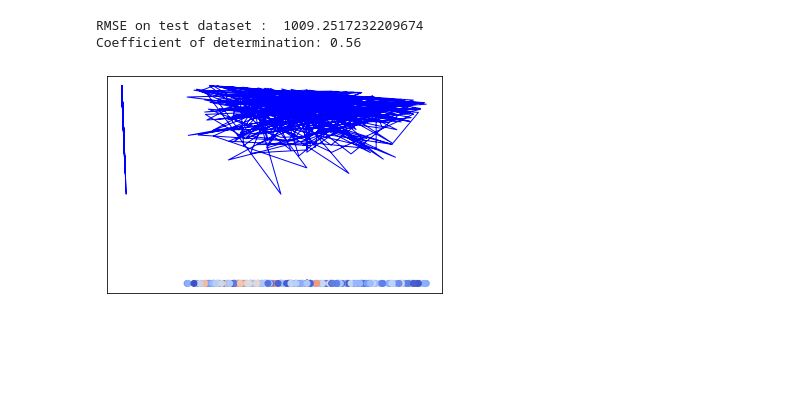
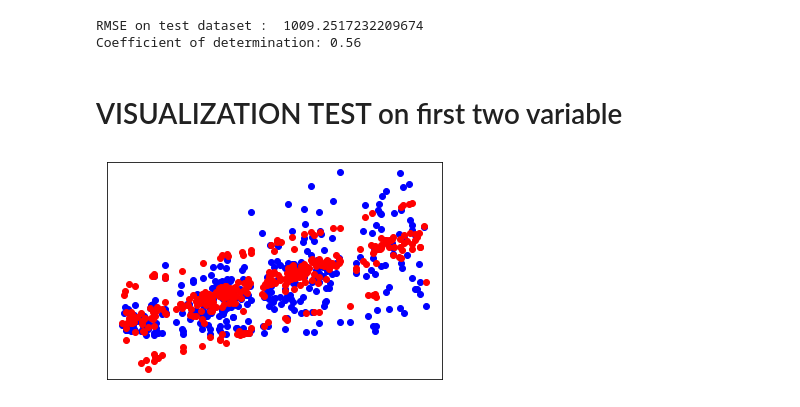
Before and after one commit to Mathonal/MyMLBasics, a Jupyter notebook: machine_learning/3_Linear_Regression-solution.ipynb, the cells around one changed output. Drawn from its saved outputs; the diff is of its cells as text; code cells hidden in the pictures; blank space fills up the shorter version.

Commit message:
visual upgrade

```diff
--- a/machine_learning/3_Linear_Regression-solution.ipynb
+++ b/machine_learning/3_Linear_Regression-solution.ipynb
@@ -110,26 +108,22 @@ Coefficient of determination: 0.56
+# %% [markdown]
+# VISUALIZATION TEST on first two variable
 # %%
 import matplotlib.pyplot as plt
 import numpy as np
 
-subset_train_x = train_x[['Item_Weight', 'Item_Visibility']]
-subset_test_x = test_x[['Item_Weight', 'Item_Visibility']]
-
-#subset_train_x = train_x['Item_Weight']
-#subset_test_x = test_x['Item_Weight']
-
 # newmodel
 model1 = LinearRegression()
-model1.fit(subset_train_x,train_y)
-predict1_test = model1.predict(subset_test_x)
+model1.fit(train_x,train_y)
+predict1_test = model1.predict(test_x)
 
 # Plot outputs c=y,cmap=plt.cm.coolwarm
 #plt.scatter(subset_test_x, test_y,  color='black')
-plt.scatter(subset_test_x['Item_Weight'],subset_test_x['Item_Visibility'] , c=test_y,cmap=plt.cm.coolwarm)
-plt.plot(subset_test_x, predict1_test, color='blue', linewidth=1)
+plt.scatter(test_x['Item_MRP'],test_y, color='blue')
+plt.scatter(test_x['Item_MRP'],predict1_test, color='red')
 
 plt.xticks(())
 plt.yticks(())
 
 plt.show()
 # %% [output]
-[figure, old version]
+[figure, new version]
```
Also changed, not shown: parts of 2 cells of this notebook, 9 other files.
